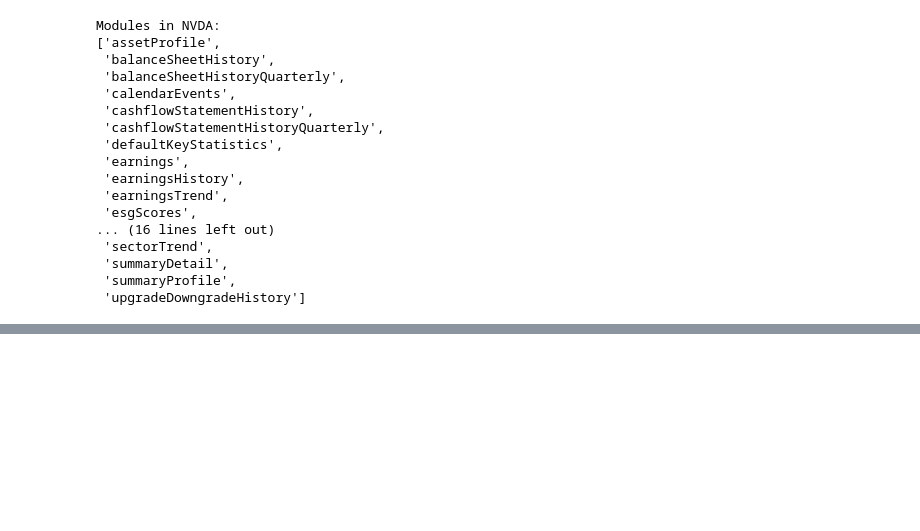
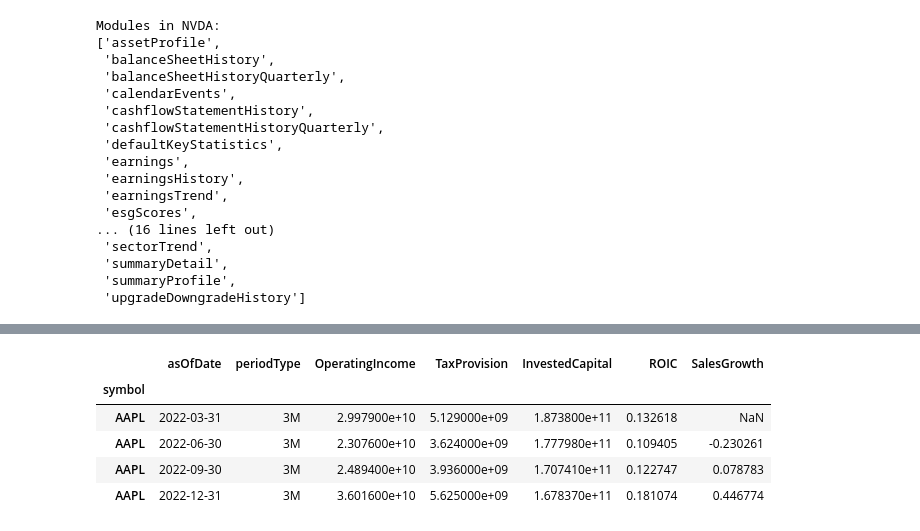
Before and after one commit to pympk/py3810, a Jupyter notebook: yf_yquery.ipynb, the cells around one changed output, grey strips where cells are left out. Cells and saved outputs as stored; diff of their text form; code cells hidden in the pictures; blank space fills up the shorter version.

```diff
--- a/yf_yquery.ipynb
+++ b/yf_yquery.ipynb
@@ -268,0 +494,12 @@ print(f'{"ROIC (NOPAT/Inv-Cap):":<25}{ROIC:>16.6f}')
+# %%
+df_metrics = df[['asOfDate', 'periodType', 'OperatingIncome', 'TaxProvision', 'InvestedCapital']].copy()
+df_metrics['ROIC'] = (df_metrics['OperatingIncome'] - df_metrics['TaxProvision']) / df_metrics['InvestedCapital']
+df_metrics['SalesGrowth'] = df['OperatingIncome'].pct_change()
+df_metrics
+# %% [output]
+|  | asOfDate | periodType | OperatingIncome | TaxProvision | InvestedCapital | ROIC | SalesGrowth |
+| symbol |  |  |  |  |  |  |  |
+| AAPL | 2022-03-31 | 3M | 2.997900e+10 | 5.129000e+09 | 1.873800e+11 | 0.132618 | NaN |
+| AAPL | 2022-06-30 | 3M | 2.307600e+10 | 3.624000e+09 | 1.777980e+11 | 0.109405 | -0.230261 |
+| AAPL | 2022-09-30 | 3M | 2.489400e+10 | 3.936000e+09 | 1.707410e+11 | 0.122747 | 0.078783 |
+| AAPL | 2022-12-31 | 3M | 3.601600e+10 | 5.625000e+09 | 1.678370e+11 | 0.181074 | 0.446774 |
```
Also changed, not shown: parts of 22 cells of this notebook, 4 other files.
